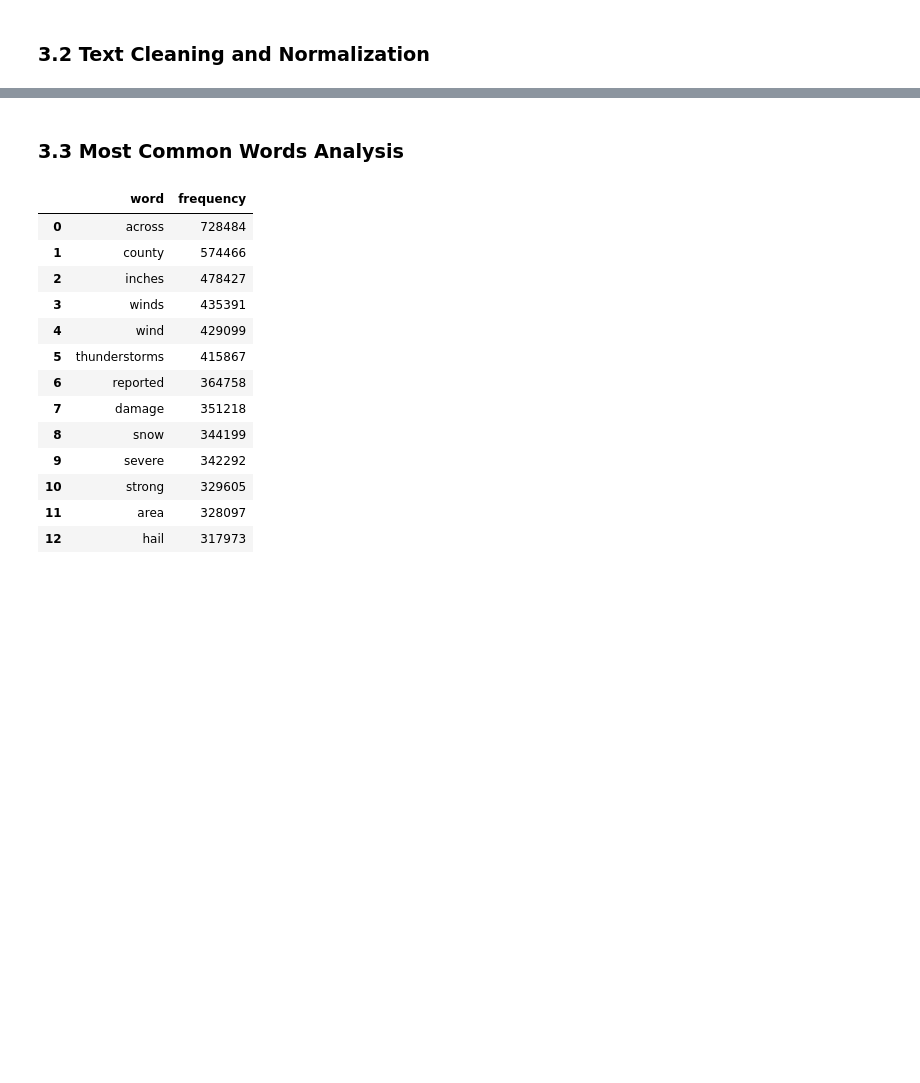
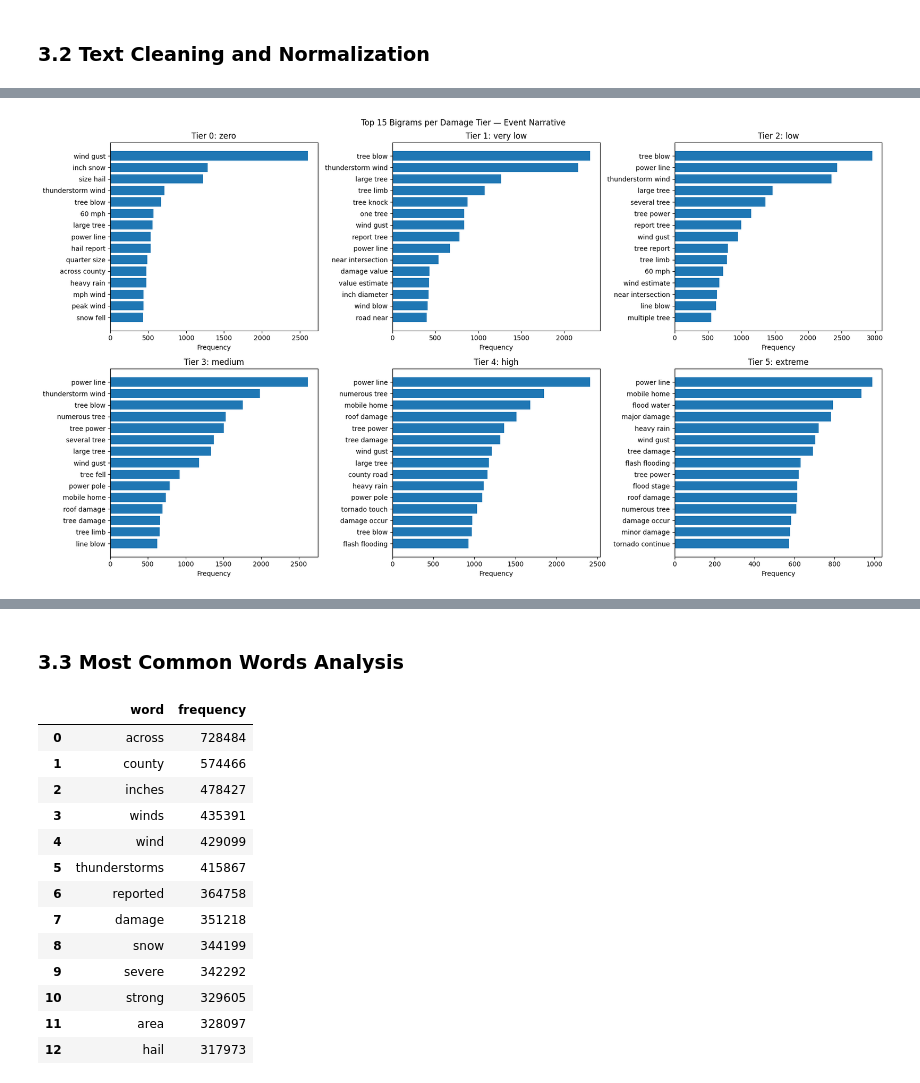
Before and after one commit to mirunabel/Task1_ATML, a Jupyter notebook: Task1.ipynb, the cells around one changed output, grey strips where cells are left out. Saved outputs shown, nothing was run; the diff lists cells and outputs as text; code cells hidden in the pictures; blank space fills up the shorter version.

```diff
--- a/Task1.ipynb
+++ b/Task1.ipynb
@@ -680,0 +877,2 @@ The logarithmic scale helps display both short and very long reports more clearl
+# %%
+df["full_text"] = df["full_text"].str.encode("ascii", errors="ignore").str.decode("ascii")
@@ -680,0 +1034,16 @@ The logarithmic scale helps display both short and very long reports more clearl
+# %%
+fig, axes = plt.subplots(2, 3, figsize=(18, 10))
+axes = axes.flatten()
+
+for i, (tier, label) in enumerate(TIER_LABELS.items()):
+    words  = [" ".join(bg) for bg, _ in ev_bigrams_damage[tier]]
+    counts = [cnt for _, cnt in ev_bigrams_damage[tier]]
+    axes[i].barh(words[::-1], counts[::-1])
+    axes[i].set_title(f"Tier {tier}: {label}")
+    axes[i].set_xlabel("Frequency")
+
+plt.suptitle("Top 15 Bigrams per Damage Tier — Event Narrative")
+plt.tight_layout()
+plt.show()
+# %% [output]
+[figure, added]
```
Also changed, not shown: parts of 95 cells of this notebook, 2 other files.
